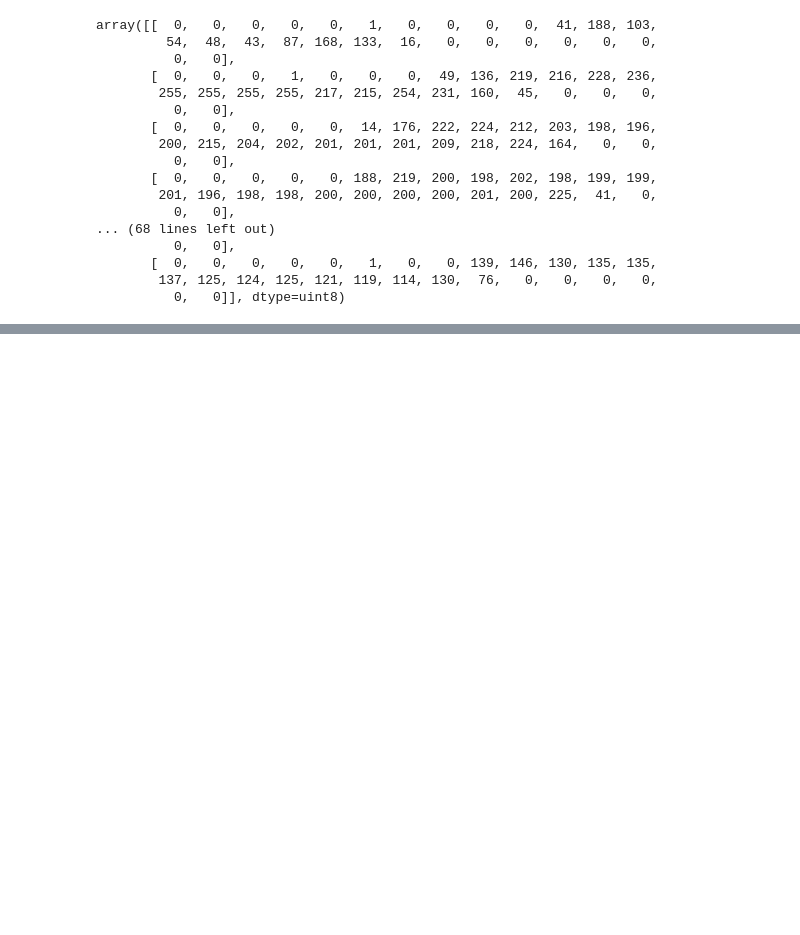
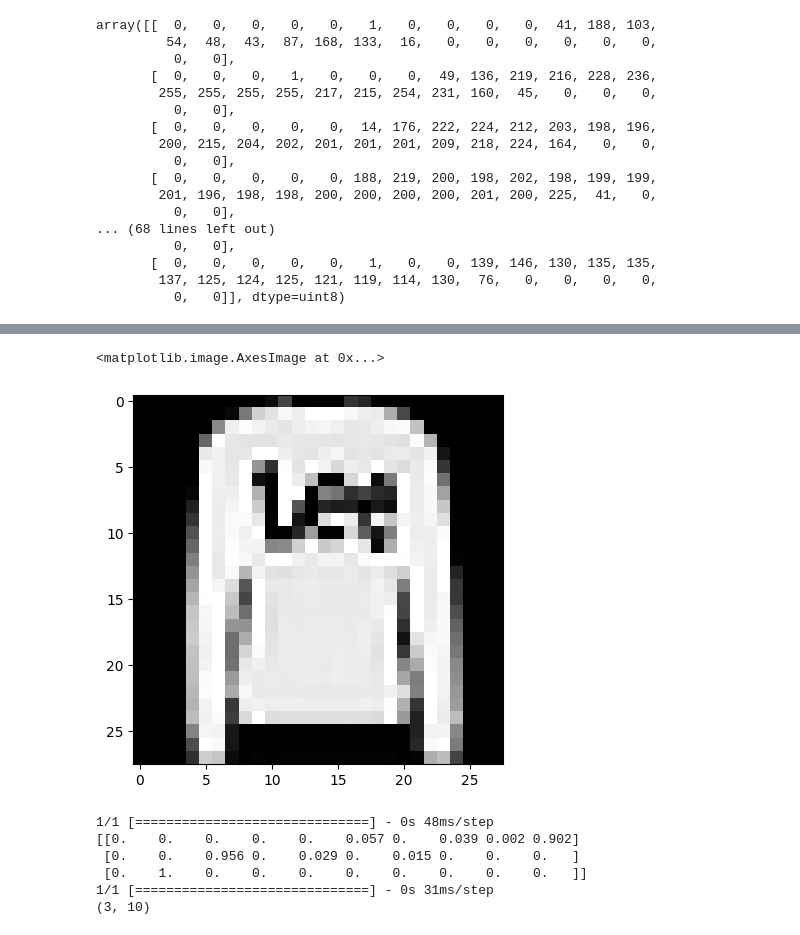
Before and after one commit to bagher2901/colab_deep_learn, a Jupyter notebook: keras.ipynb, the cells around one changed output, grey strips where cells are left out. Cells and saved outputs as stored; diff of their text form; code cells hidden in the pictures; blank space fills up the shorter version.

```diff
--- a/keras.ipynb
+++ b/keras.ipynb
@@ -89,0 +200,15 @@ array([[0.        , 0.        , 0.        , 0.        , 0.        ,
+# %%
+plt.imshow(x3[1],cmap='gray')
+# %% [output]
+<matplotlib.image.AxesImage at 0x...>
+[figure, added]
+# %%
+print(model.predict(x3).round(3))
+print(model.predict(x3).shape)
+# %% [output]
+1/1 [==============================] - 0s 48ms/step
+[[0.    0.    0.    0.    0.    0.057 0.    0.039 0.002 0.902]
+ [0.    0.    0.956 0.    0.029 0.    0.015 0.    0.    0.   ]
+ [0.    1.    0.    0.    0.    0.    0.    0.    0.    0.   ]]
+1/1 [==============================] - 0s 31ms/step
+(3, 10)
```
Also changed, not shown: parts of 21 cells of this notebook.
